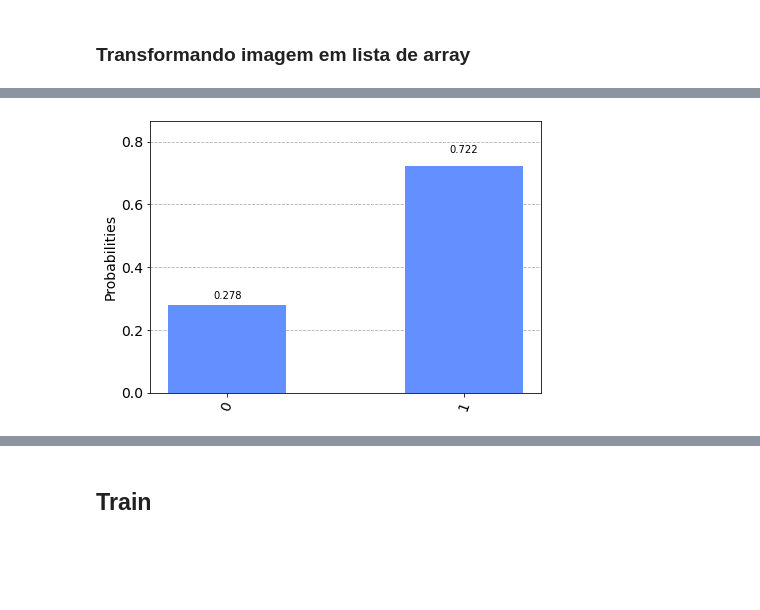
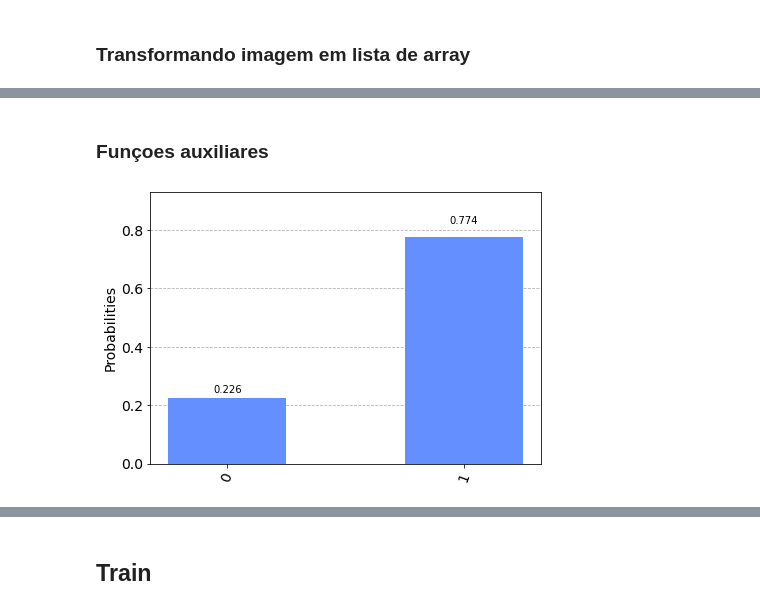
Before and after one commit to jpspm/QuantumComputing, a Jupyter notebook: projeto_quantica_jpspm_rbnn.ipynb, the cells around one changed output, grey strips where cells are left out. Cells and saved outputs as stored; diff of their text form; code cells hidden in the pictures; blank space fills up the shorter version.

```diff
--- a/projeto_quantica_jpspm_rbnn.ipynb
+++ b/projeto_quantica_jpspm_rbnn.ipynb
@@ -266,0 +236,3 @@ weightImageOne = (weitghtImageOne/255)*(np.pi/2)
+# %%
+for i in Y_train:
+    print(i)
@@ -295,12 +277,9 @@ TensorShape([50, 32, 32, 1])
 # %% [markdown]
 ### Transformando imagem em lista de array
 # %%
-imageArray = []
-for i in range(32):
-    for j in range(32):
-        imageArray.append(float(X_one_train[48][i][j]))
+def transformImageInArray(image):
+    imageArray = []
+    for i in range(32):
+        for j in range(32):
+            imageArray.append(float(image[i][j]))
+    return imageArray
-# %%
-weightArray = []
-for i in range(32):
-    for j in range(32):
-        weightArray.append(float(weightImageOne[i][j]))
@@ -307,15 +288,16 @@ for i in range(32):
 # %%
-numQbits = int(np.log2(len(weightArray)))
+def createCircuit(imageArray, weightArray):
+    numQbits = int(np.log2(len(weightArray)))
 
-register = QuantumRegister(numQbits)
-output = QuantumRegister(1, name='output')
-classicalBit = ClassicalRegister(1)
+    register = QuantumRegister(numQbits)
+    output = QuantumRegister(1, name='output')
+    classicalBit = ClassicalRegister(1)
 
-circuit = QuantumCircuit(register, output, classicalBit)
+    circuit = QuantumCircuit(register, output, classicalBit)
 
-circuit.append(Ui(imageArray), [0,1,2,3,4,5,6,7,8,9])
-circuit.barrier()
-circuit.append(Uw(weightArray), [0,1,2,3,4,5,6,7,8,9])
-circuit.mcx([0,1,2,3,4,5,6,7,8,9], 10)
-circuit.measure(10,0)
-circuit.draw()
+    circuit.append(Ui(imageArray), [0,1,2,3,4,5,6,7,8,9])
+    circuit.barrier()
+    circuit.append(Uw(weightArray), [0,1,2,3,4,5,6,7,8,9])
+    circuit.mcx([0,1,2,3,4,5,6,7,8,9], 10)
+    circuit.measure(10,0)
+    return circuit
@@ -339,0 +304,2 @@ output: ──────────░──────────┤ X ├
+# %% [markdown]
+### Funçoes auxiliares
@@ -340,8 +324,8 @@ output: ──────────░──────────┤ X ├
 # %%
+circuit = createCircuit(transformImageInArray(X_train[8]), weightArray)
 sim = Aer.get_backend('aer_simulator')  # Tell Qiskit how to simulate our circuit
 qobj = assemble(circuit.decompose())     # Create a Qobj from the circuit for the simulator to run
 counts = sim.run(qobj).result().get_counts()
 plot_histogram(counts)
-#print(counts)
 # %% [output]
-[figure, old version]
+[figure, new version]
```
Also changed, not shown: parts of 24 cells of this notebook.
